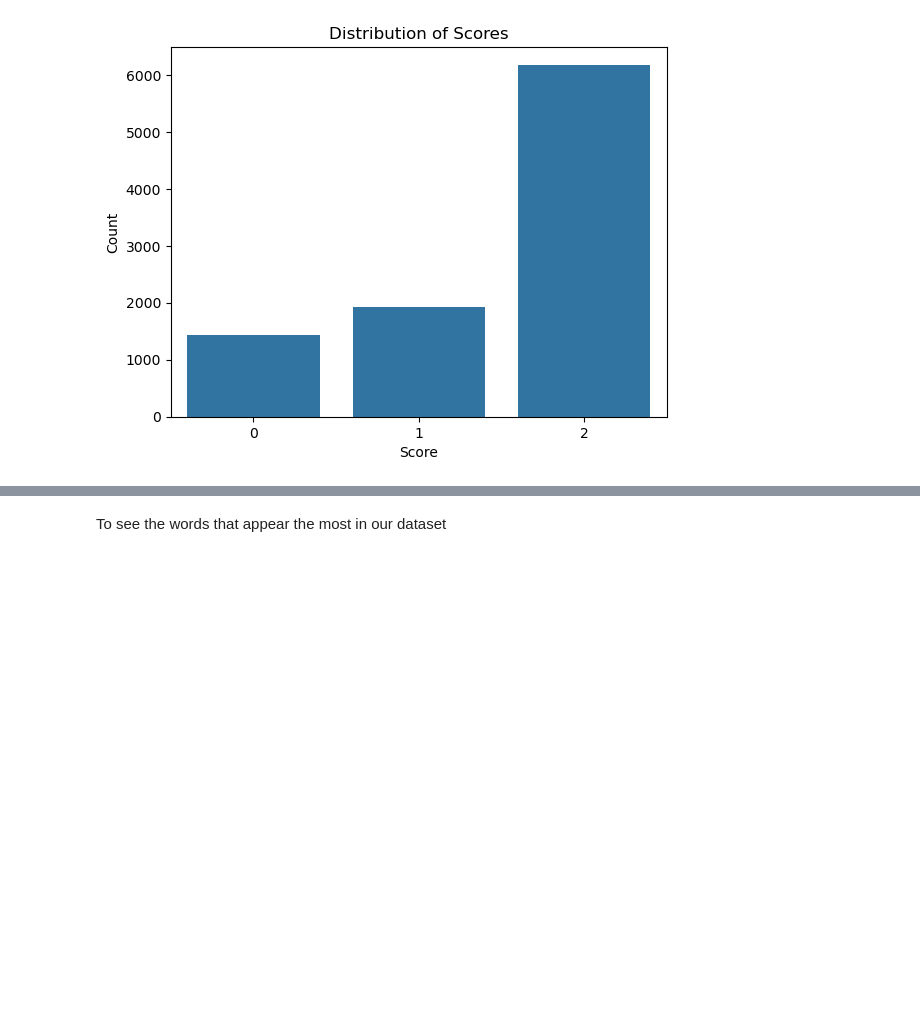
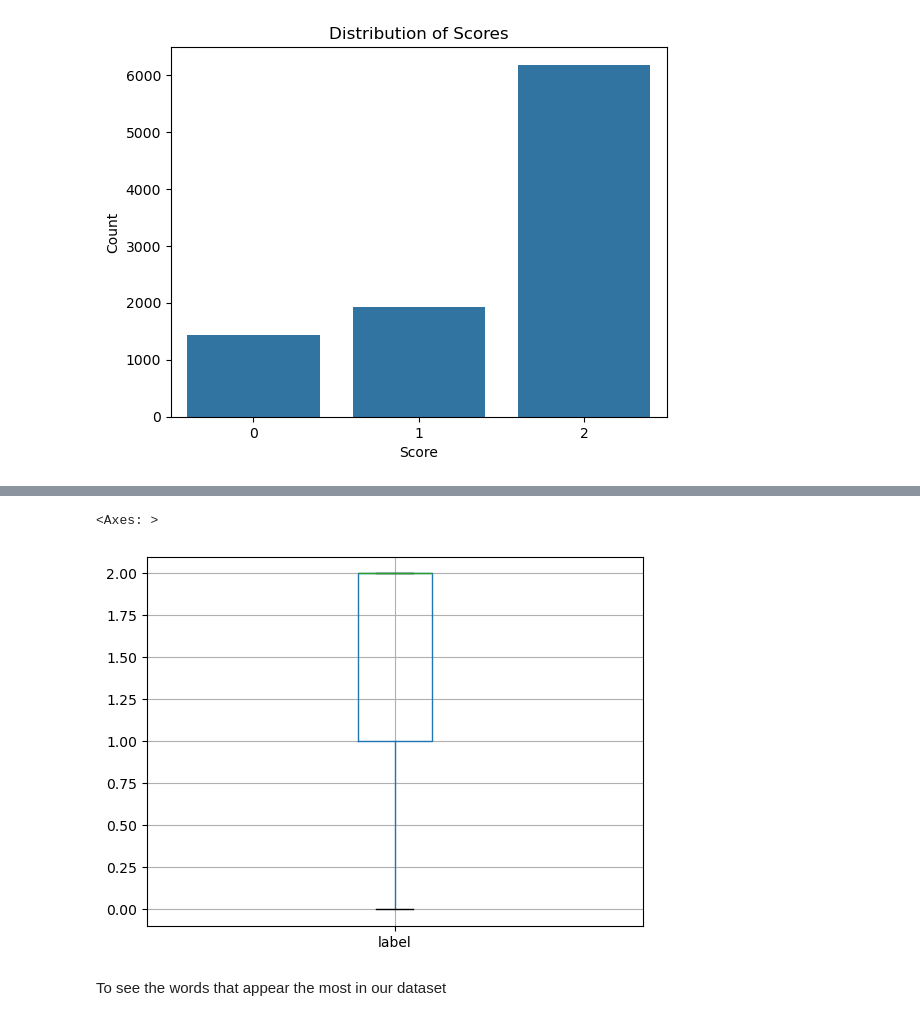
Before and after one commit to joanaramosrodrigues/TextMining_Project, a Jupyter notebook: TM_Group07.ipynb, the cells around one changed output, grey strips where cells are left out. Cells and saved outputs as stored; diff of their text form; code cells hidden in the pictures; blank space fills up the shorter version.

```diff
--- a/TM_Group07.ipynb
+++ b/TM_Group07.ipynb
@@ -114,3 +132,8 @@ Name: count, dtype: int64
+# %%
+df_train.boxplot(['label'])
+# %% [output]
+<Axes: >
+[figure, added]
 # %% [markdown]
 To see the words that appear the most in our dataset
 # %%
```
Also changed, not shown: parts of 32 cells of this notebook.
